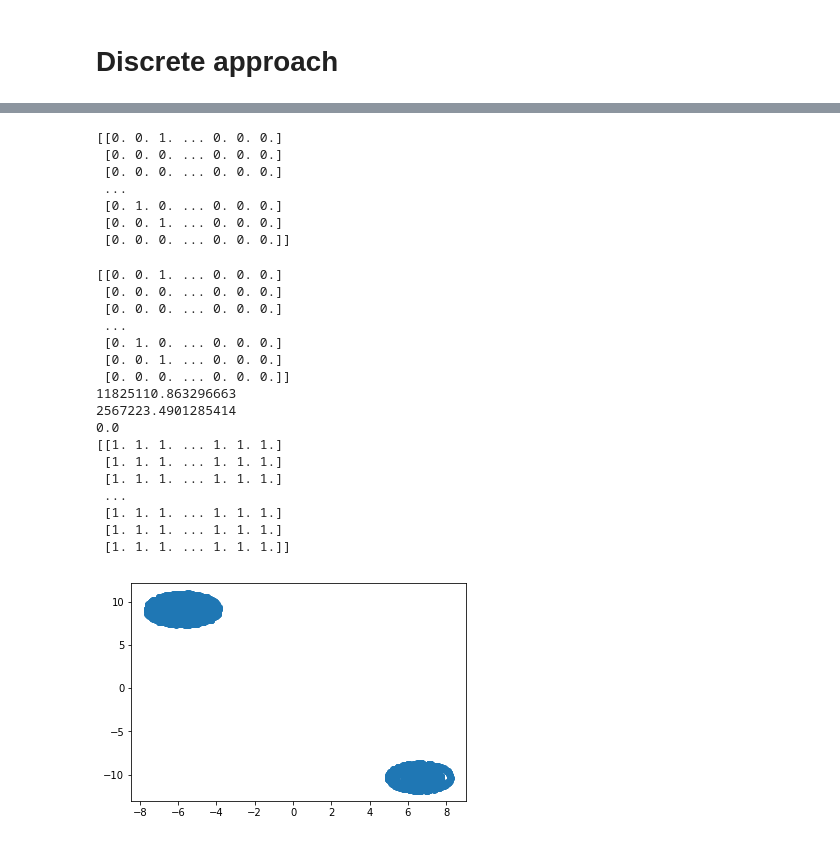
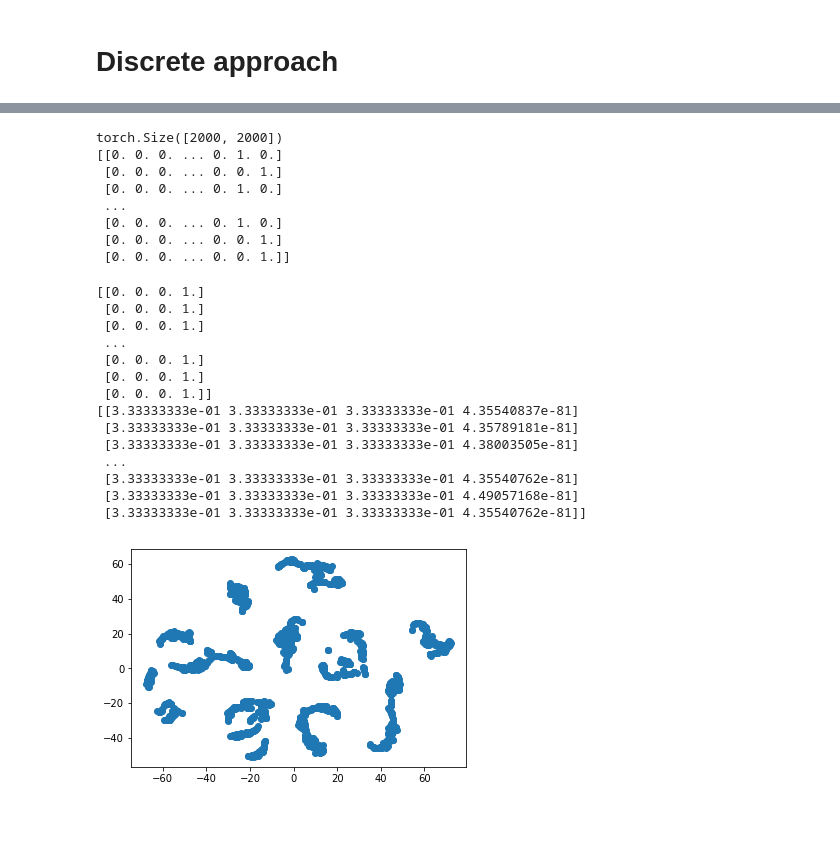
Before and after one commit to AntoineSueur/Brain-ML, a Jupyter notebook: Feature_Extraction.ipynb, the cells around one changed output, grey strips where cells are left out. Drawn from its saved outputs; the diff is of its cells as text; code cells hidden in the pictures.

```diff
--- a/Feature_Extraction.ipynb
+++ b/Feature_Extraction.ipynb
@@ -437,8 +437,8 @@ tensor(0.0306)
 # %%
 # Test
 
-images_test = normalize(images_train) # Ou mieux de normaliser dataset après concaténation ??????
-captions_test = normalize(captions_train)
+images_test = normalize(images_test) # Ou mieux de normaliser dataset après concaténation ??????
+captions_test = normalize(captions_test)
 
 dataset_test = torch.cat((images_test, captions_test), 1)
 
@@ -458,4 +458,5 @@ print(decoded_test[0])
 print(torch.abs(dataset_test-decoded_test))
 print(torch.sum(torch.abs(dataset_test-decoded_test)))
 # divide by norm for percentage
+print(encoded_test.shape)
 # %% [output]
@@ -608,55 +650,58 @@ print(bias)
 # %%
 # Test on test set
-x = discretize(encoded_test.detach().numpy(), intervals, nb_intervals)
+print(encoded_test.shape)
+x = discretize(encoded_test.detach().numpy(), percentiles)
 print(x)
 # %% [output]
-[[0. 0. 1. ... 0. 0. 0.]
- [0. 0. 0. ... 0. 0. 0.]
- [0. 0. 0. ... 0. 0. 0.]
+torch.Size([2000, 2000])
+[[0. 0. 0. ... 0. 1. 0.]
+ [0. 0. 0. ... 0. 0. 1.]
+ [0. 0. 0. ... 0. 1. 0.]
  ...
- [0. 1. 0. ... 0. 0. 0.]
- [0. 0. 1. ... 0. 0. 0.]
- [0. 0. 0. ... 0. 0. 0.]]
+ [0. 0. 0. ... 0. 1. 0.]
+ [0. 0. 0. ... 0. 0. 1.]
+ [0. 0. 0. ... 0. 0. 1.]]
 # %%
-print(x)
+x = discrete_encoded
 x_before = x
+nb_intervals = percentiles.shape[0] - 1
 
+temperature = 1
+
+print(x[:, 0:4])
 for i in range(3):
-    x = np.dot(w, x) + bias
+    x = np.dot(x, w) + bias
     # Better to use softmax inside a hypercolumn than sigmoid
-    x = sigmoid(x)
-    #for j in range(x.shape[1]):
-    #    if j == 0 or j%nb_intervals == 0:
-    #        denominator = np.sum(np.exp(x[:, j:j+nb_intervals]), axis=1)
-    #        print(denominator.shape)
-    #    x[:, j] = np.exp(x[:, j])/denominator
-    print(np.sum(np.abs(x-x_before)))
+    #x = sigmoid(x)
+    for j in range(x.shape[1]):
+        if j%nb_intervals == 0:
+            # Problem : denominator is sometimes infinite. A trick to solve this issue is to do : x- max(x)
+            denominator = np.sum(np.exp((x[:, j:j+nb_intervals] - np.amax(x[:, j:j+nb_intervals], axis=0))/temperature), axis=1)
+            #print(denominator)
+        x[:, j] = np.exp((x[:, j] - np.amax(x[:, j], axis=0))/temperature)/denominator
     x_before = x
-    print
 
-print(x)
+
+print(x[:, 0:4])
 x_embedded = TSNE(n_components=2).fit_transform(x)
 plt.scatter(x_embedded[:, 0], x_embedded[:, 1])
 plt.show()
 # %% [output]
-[[0. 0. 1. ... 0. 0. 0.]
- [0. 0. 0. ... 0. 0. 0.]
- [0. 0. 0. ... 0. 0. 0.]
+[[0. 0. 0. 1.]
+ [0. 0. 0. 1.]
+ [0. 0. 0. 1.]
  ...
- [0. 1. 0. ... 0. 0. 0.]
- [0. 0. 1. ... 0. 0. 0.]
- [0. 0. 0. ... 0. 0. 0.]]
-11825110.863296663
-2567223.4901285414
-0.0
-[[1. 1. 1. ... 1. 1. 1.]
- [1. 1. 1. ... 1. 1. 1.]
- [1. 1. 1. ... 1. 1. 1.]
+ [0. 0. 0. 1.]
+ [0. 0. 0. 1.]
+ [0. 0. 0. 1.]]
+[[3.33333333e-01 3.33333333e-01 3.33333333e-01 4.35540837e-81]
+ [3.33333333e-01 3.33333333e-01 3.33333333e-01 4.35789181e-81]
+ [3.33333333e-01 3.33333333e-01 3.33333333e-01 4.38003505e-81]
  ...
- [1. 1. 1. ... 1. 1. 1.]
- [1. 1. 1. ... 1. 1. 1.]
- [1. 1. 1. ... 1. 1. 1.]]
+ [3.33333333e-01 3.33333333e-01 3.33333333e-01 4.35540762e-81]
+ [3.33333333e-01 3.33333333e-01 3.33333333e-01 4.49057168e-81]
+ [3.33333333e-01 3.33333333e-01 3.33333333e-01 4.35540762e-81]]
-[figure, old version]
+[figure, new version]
 # %%
 def energy(x, w):
 
```
Also changed, not shown: parts of 9 cells of this notebook.
